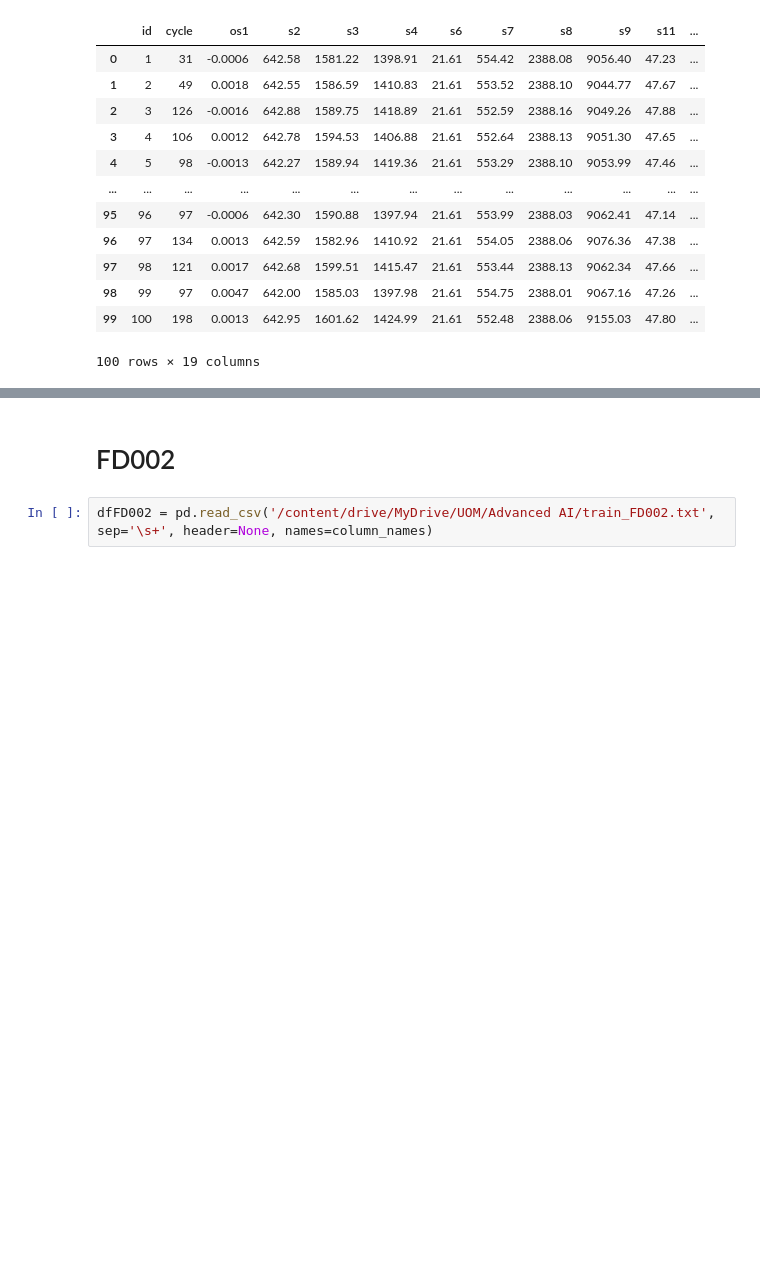
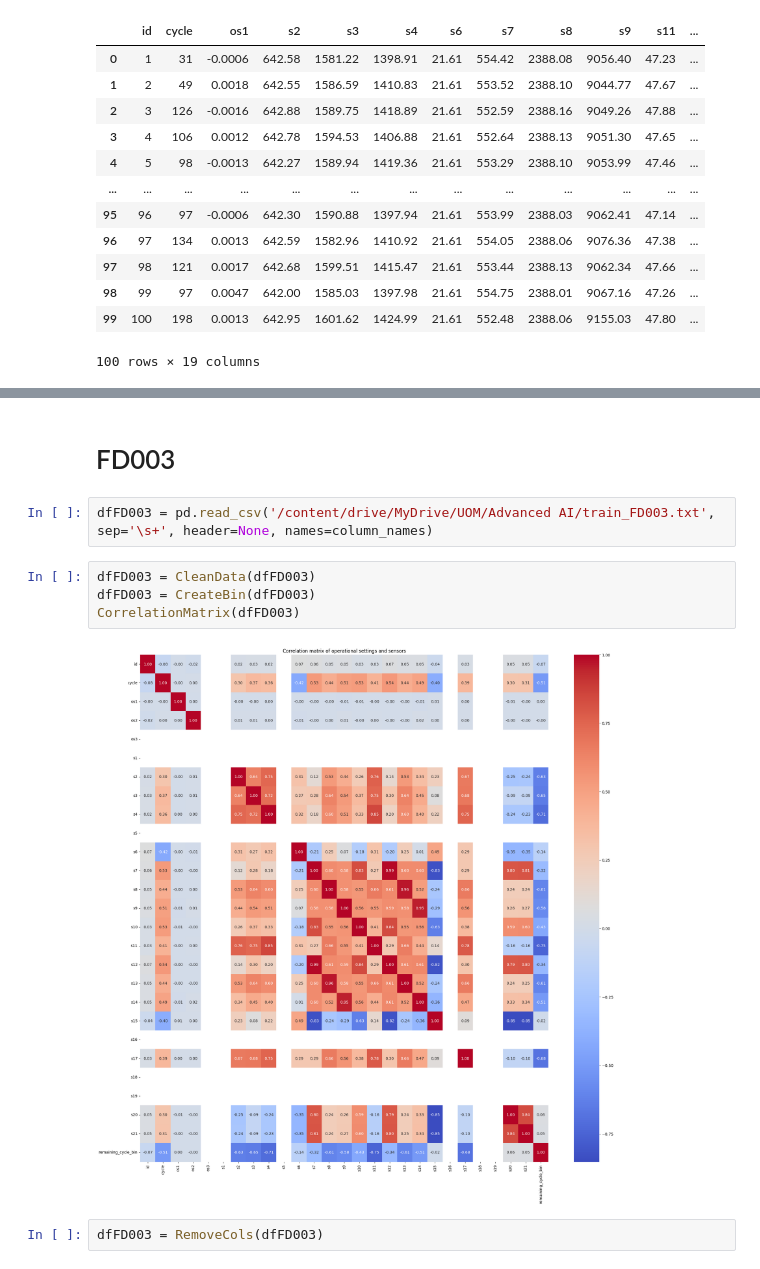
Before and after one commit to Anupazen/Advance-AI, a Jupyter notebook: Advanced_AI.ipynb, the cells around one changed output, grey strips where cells are left out. Saved outputs shown, nothing was run; the diff lists cells and outputs as text; blank space fills up the shorter version.

```diff
--- a/Advanced_AI.ipynb
+++ b/Advanced_AI.ipynb
@@ -174,4 +190,12 @@ ValueError: Found input variables with inconsistent numbers of samples: [4127, 1
 # %% [markdown]
-# FD002
+# FD003
 # %%
-dfFD002 = pd.read_csv('/content/drive/MyDrive/UOM/Advanced AI/train_FD002.txt', sep='\s+', header=None, names=column_names)
+dfFD003 = pd.read_csv('/content/drive/MyDrive/UOM/Advanced AI/train_FD003.txt', sep='\s+', header=None, names=column_names)
+# %%
+dfFD003 = CleanData(dfFD003)
+dfFD003 = CreateBin(dfFD003)
+CorrelationMatrix(dfFD003)
+# %% [output]
+[figure, added]
+# %%
+dfFD003 = RemoveCols(dfFD003)
```
Also changed, not shown: parts of 10 cells of this notebook.
